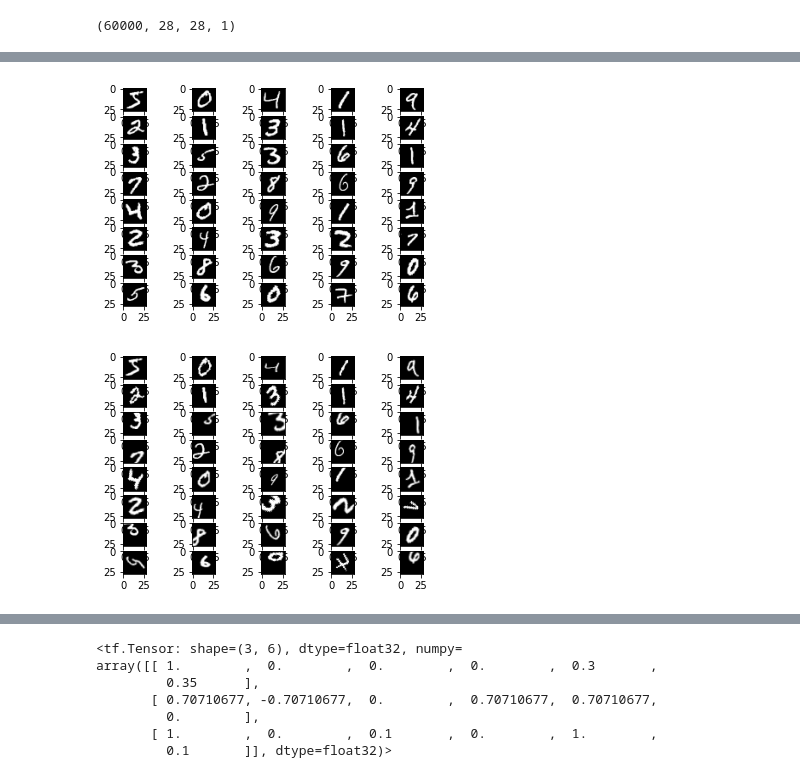
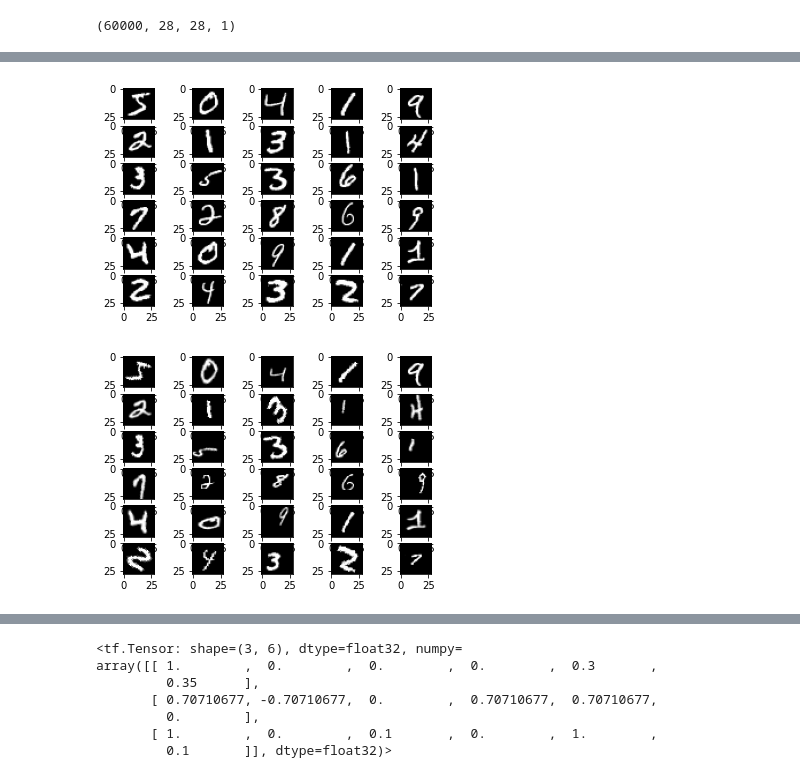
Before and after one commit to xeonqq/spatial_transformer_network, a Jupyter notebook: spatial_transformer.ipynb, the cells around one changed output, grey strips where cells are left out. Cells and saved outputs as stored; diff of their text form; code cells hidden in the pictures.

```diff
--- a/spatial_transformer.ipynb
+++ b/spatial_transformer.ipynb
@@ -131,12 +124,12 @@ def draw_samples(images, images_per_row=5):
 
     plt.show()
 # %%
-draw_samples(x_train[:40])
+draw_samples(x_train[:30])
 # %% [output]
-[figure, old version]
+[figure, new version]
 # %%
-draw_samples(x_train_aug[:40])
+draw_samples(x_train_aug[:30])
 # %% [output]
-[figure, old version]
+[figure, new version]
 # %%
 model = tf.keras.models.Sequential([
```
Also changed, not shown: parts of 30 cells of this notebook.
